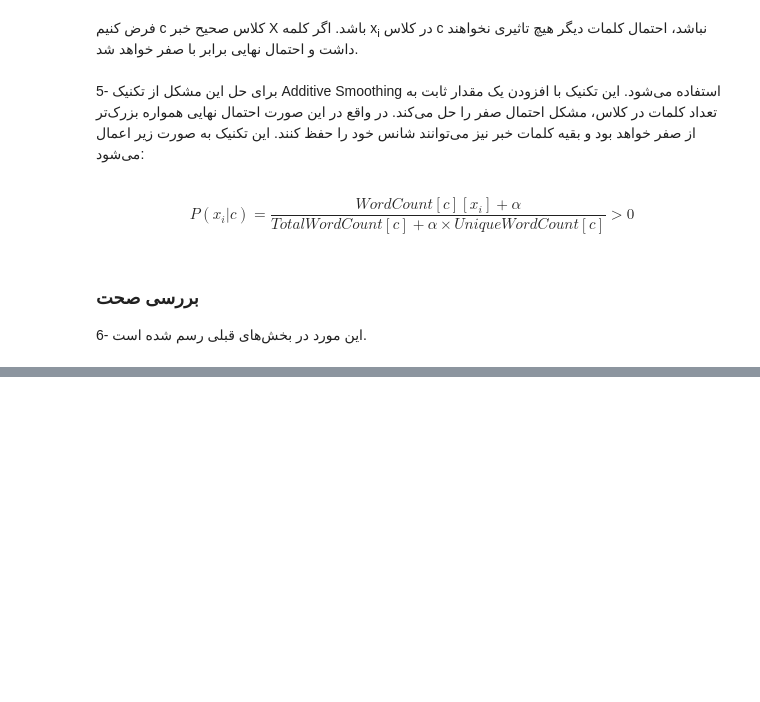
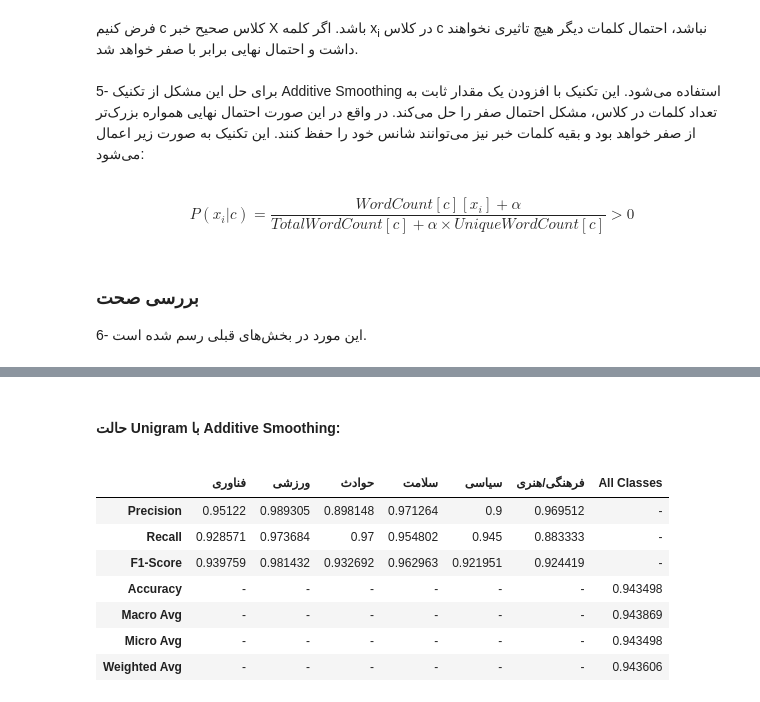
Before and after one commit to PashaBarahimi/Artificial-Intelligence-Projects, a Jupyter notebook: CA4 - Naive Bayes/AI-CA4-810199385.ipynb, the cells around one changed output, grey strips where cells are left out. Saved outputs shown, nothing was run; the diff lists cells and outputs as text; code cells hidden in the pictures; blank space fills up the shorter version.

```diff
--- a/CA4 - Naive Bayes/AI-CA4-810199385.ipynb
+++ b/CA4 - Naive Bayes/AI-CA4-810199385.ipynb
@@ -387,0 +553,16 @@ $$P(x_i|c)=\dfrac{WordCount[c][x_i]+\alpha}{TotalWordCount[c]+\alpha\times Uniqu
+# %% [markdown]
+<div dir='rtl'>
+<h4>حالت Unigram با Additive Smoothing:</h4>
+</div>
+# %%
+resUniWithSmoothing, reportUniWithSmoothing = unigramClassifier.test(test_df, 1)
+display(reportUniWithSmoothing)
+# %% [output]
+|  | فناوری | ورزشی | حوادث | سلامت | سیاسی | فرهنگی/هنری | All Classes |
+| Precision | 0.95122 | 0.989305 | 0.898148 | 0.971264 | 0.9 | 0.969512 | - |
+| Recall | 0.928571 | 0.973684 | 0.97 | 0.954802 | 0.945 | 0.883333 | - |
+| F1-Score | 0.939759 | 0.981432 | 0.932692 | 0.962963 | 0.921951 | 0.924419 | - |
+| Accuracy | - | - | - | - | - | - | 0.943498 |
+| Macro Avg | - | - | - | - | - | - | 0.943869 |
+| Micro Avg | - | - | - | - | - | - | 0.943498 |
+| Weighted Avg | - | - | - | - | - | - | 0.943606 |
```
Also changed, not shown: parts of 16 cells of this notebook.
